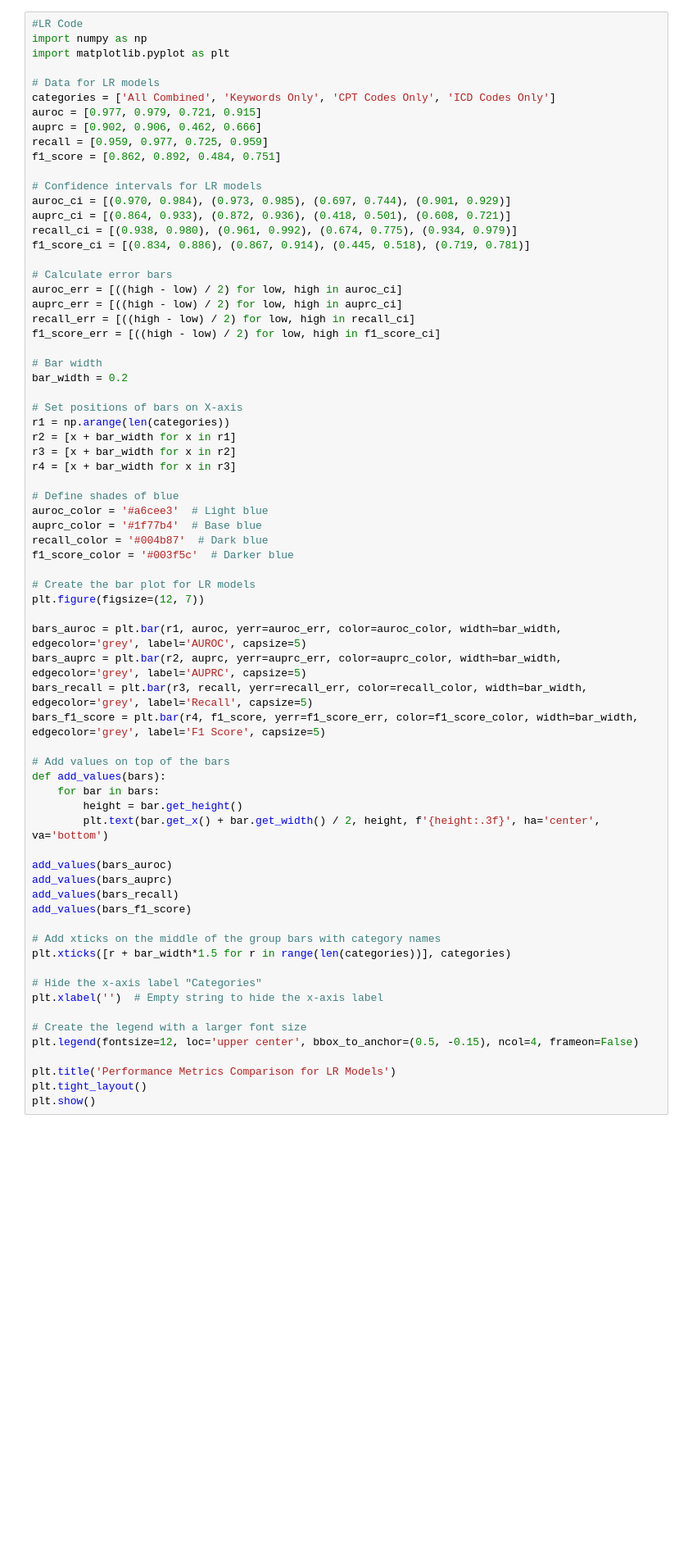
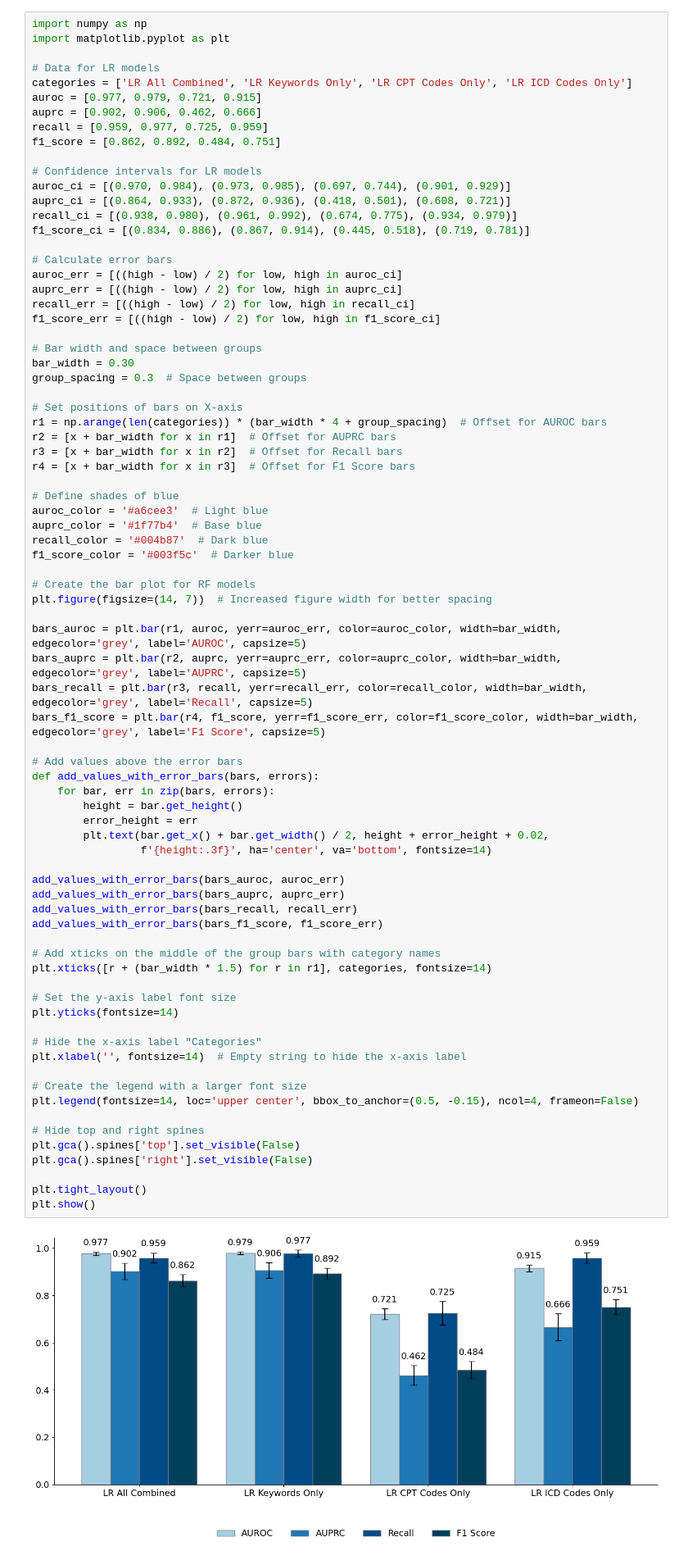
Before and after one commit to bdsp-core/SDH-EHR-Phenotyping-NAX, a Jupyter notebook: Step18_graph_generation.ipynb, the cells around one changed output. Shown at 82% size. Saved outputs shown, nothing was run; the diff lists cells and outputs as text; blank space fills up the shorter version.

```diff
--- a/Step18_graph_generation.ipynb
+++ b/Step18_graph_generation.ipynb
@@ -251,10 +173,9 @@ Error:
 # %%
-#LR Code
 import numpy as np
 import matplotlib.pyplot as plt
 
 # Data for LR models
-categories = ['All Combined', 'Keywords Only', 'CPT Codes Only', 'ICD Codes Only']
+categories = ['LR All Combined', 'LR Keywords Only', 'LR CPT Codes Only', 'LR ICD Codes Only']
 auroc = [0.977, 0.979, 0.721, 0.915]
 auprc = [0.902, 0.906, 0.462, 0.666]
 recall = [0.959, 0.977, 0.725, 0.959]
@@ -271,50 +192,61 @@ auroc_err = [((high - low) / 2) for low, high in auroc_ci]
 auprc_err = [((high - low) / 2) for low, high in auprc_ci]
 recall_err = [((high - low) / 2) for low, high in recall_ci]
 f1_score_err = [((high - low) / 2) for low, high in f1_score_ci]
 
-# Bar width
-bar_width = 0.2
+# Bar width and space between groups
+bar_width = 0.30
+group_spacing = 0.3  # Space between groups
 
 # Set positions of bars on X-axis
-r1 = np.arange(len(categories))
-r2 = [x + bar_width for x in r1]
-r3 = [x + bar_width for x in r2]
-r4 = [x + bar_width for x in r3]
+r1 = np.arange(len(categories)) * (bar_width * 4 + group_spacing)  # Offset for AUROC bars
+r2 = [x + bar_width for x in r1]  # Offset for AUPRC bars
+r3 = [x + bar_width for x in r2]  # Offset for Recall bars
+r4 = [x + bar_width for x in r3]  # Offset for F1 Score bars
 
 # Define shades of blue
 auroc_color = '#a6cee3'  # Light blue
 auprc_color = '#1f77b4'  # Base blue
 recall_color = '#004b87'  # Dark blue
 f1_score_color = '#003f5c'  # Darker blue
 
-# Create the bar plot for LR models
-plt.figure(figsize=(12, 7))
+# Create the bar plot for RF models
+plt.figure(figsize=(14, 7))  # Increased figure width for better spacing
 
 bars_auroc = plt.bar(r1, auroc, yerr=auroc_err, color=auroc_color, width=bar_width, edgecolor='grey', label='AUROC', capsize=5)
 bars_auprc = plt.bar(r2, auprc, yerr=auprc_err, color=auprc_color, width=bar_width, edgecolor='grey', label='AUPRC', capsize=5)
 bars_recall = plt.bar(r3, recall, yerr=recall_err, color=recall_color, width=bar_width, edgecolor='grey', label='Recall', capsize=5)
 bars_f1_score = plt.bar(r4, f1_score, yerr=f1_score_err, color=f1_score_color, width=bar_width, edgecolor='grey', label='F1 Score', capsize=5)
 
-# Add values on top of the bars
-def add_values(bars):
-    for bar in bars:
+# Add values above the error bars
+def add_values_with_error_bars(bars, errors):
+    for bar, err in zip(bars, errors):
         height = bar.get_height()
-        plt.text(bar.get_x() + bar.get_width() / 2, height, f'{height:.3f}', ha='center', va='bottom')
+        error_height = err
+        plt.text(bar.get_x() + bar.get_width() / 2, height + error_height + 0.02,
+                 f'{height:.3f}', ha='center', va='bottom', fontsize=14)
 
-add_values(bars_auroc)
-add_values(bars_auprc)
-add_values(bars_recall)
-add_values(bars_f1_score)
+add_values_with_error_bars(bars_auroc, auroc_err)
+add_values_with_error_bars(bars_auprc, auprc_err)
+add_values_with_error_bars(bars_recall, recall_err)
+add_values_with_error_bars(bars_f1_score, f1_score_err)
 
 # Add xticks on the middle of the group bars with category names
-plt.xticks([r + bar_width*1.5 for r in range(len(categories))], categories)
+plt.xticks([r + (bar_width * 1.5) for r in r1], categories, fontsize=14)
+
+# Set the y-axis label font size
+plt.yticks(fontsize=14)
 
 # Hide the x-axis label "Categories"
-plt.xlabel('')  # Empty string to hide the x-axis label
+plt.xlabel('', fontsize=14)  # Empty string to hide the x-axis label
 
 # Create the legend with a larger font size
-plt.legend(fontsize=12, loc='upper center', bbox_to_anchor=(0.5, -0.15), ncol=4, frameon=False)
+plt.legend(fontsize=14, loc='upper center', bbox_to_anchor=(0.5, -0.15), ncol=4, frameon=False)
 
-plt.title('Performance Metrics Comparison for LR Models')
+# Hide top and right spines
+plt.gca().spines['top'].set_visible(False)
+plt.gca().spines['right'].set_visible(False)
+
 plt.tight_layout()
 plt.show()
+# %% [output]
+[figure, added]
```
Also changed, not shown: parts of 7 cells of this notebook, 13 other files.
